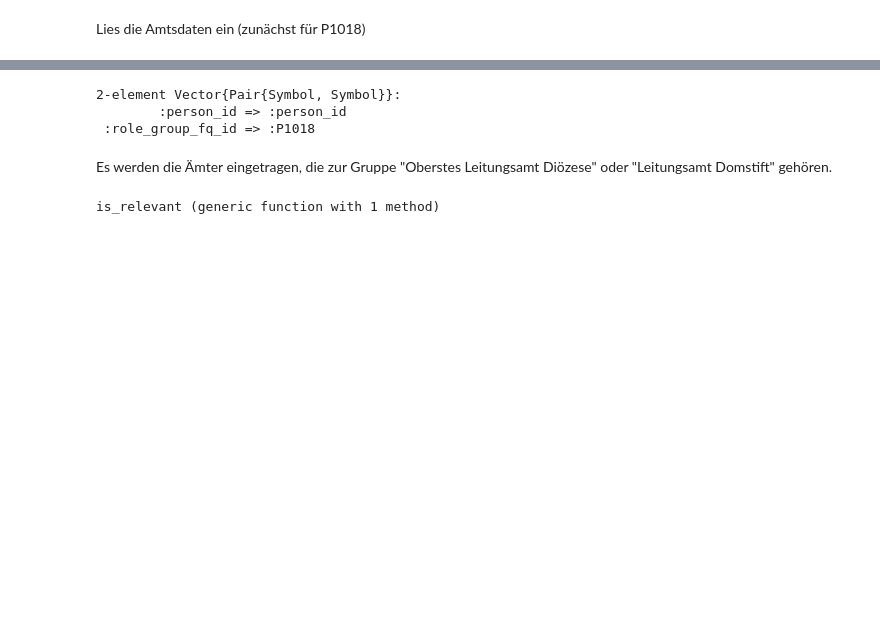
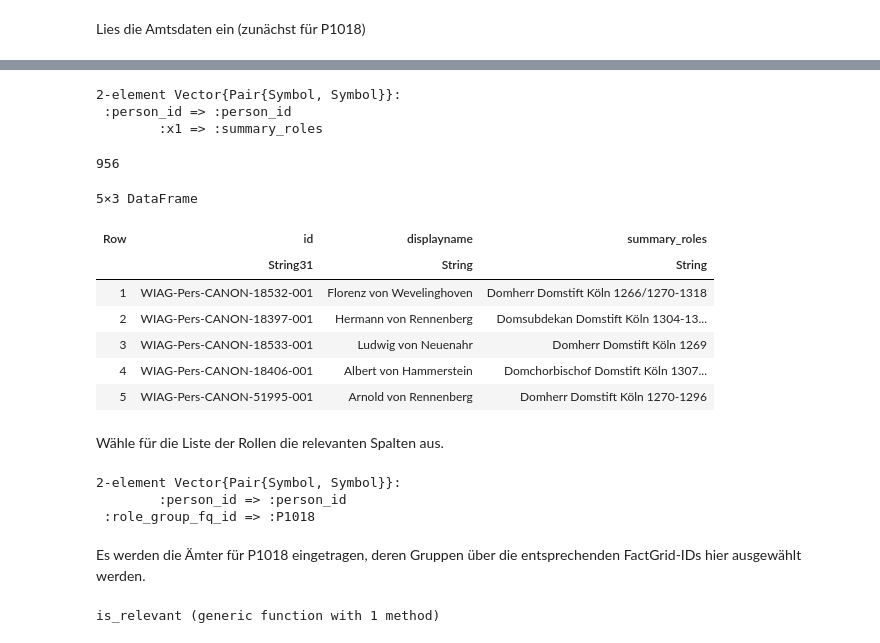
Before and after one commit to WIAG-ADW-GOE/WIAGweb2, a Jupyter notebook: aux/Csv2FactGrid-create.ipynb, the cells around one changed output, grey strips where cells are left out. Saved outputs shown, nothing was run; the diff lists cells and outputs as text; code cells hidden in the pictures; blank space fills up the shorter version.

```diff
--- a/aux/Csv2FactGrid-create.ipynb
+++ b/aux/Csv2FactGrid-create.ipynb
@@ -81,3 +180,30 @@ names(df_role_all)
+# %%
+columns = [
+    :person_id => :person_id,
+    :x1 => :summary_roles,
+]
+# %% [output]
+2-element Vector{Pair{Symbol, Symbol}}:
+ :person_id => :person_id
+        :x1 => :summary_roles
+# %%
+df_person = innerjoin(df_person_in, select(df_role_description, columns), on = :id => :person_id);
+nrow(df_person)
+# %% [output]
+956
+# %%
+df_person[200:204, [:id, :displayname, :summary_roles]]
+# %% [output]
+5×3 DataFrame
+| Row | id | displayname | summary_roles |
+|  | String31 | String | String |
+| 1 | WIAG-Pers-CANON-18532-001 | Florenz von Wevelinghoven | Domherr Domstift Köln 1266/1270-1318 |
+| 2 | WIAG-Pers-CANON-18397-001 | Hermann von Rennenberg | Domsubdekan Domstift Köln 1304-13... |
+| 3 | WIAG-Pers-CANON-18533-001 | Ludwig von Neuenahr | Domherr Domstift Köln 1269 |
+| 4 | WIAG-Pers-CANON-18406-001 | Albert von Hammerstein | Domchorbischof Domstift Köln 1307... |
+| 5 | WIAG-Pers-CANON-51995-001 | Arnold von Rennenberg | Domherr Domstift Köln 1270-1296 |
+# %% [markdown]
+Wähle für die Liste der Rollen die relevanten Spalten aus.
 # %%
 columns = [
     :person_id => :person_id,
@@ -89,5 +215,5 @@ columns = [
  :role_group_fq_id => :P1018
 # %%
 df_role = select(df_role_all, columns);
-# %% [markdown]
-Es werden die Ämter eingetragen, die zur Gruppe "Oberstes Leitungsamt Diözese" oder "Leitungsamt Domstift" gehören.
+# %% [markdown]
+Es werden die Ämter für P1018 eingetragen, deren Gruppen über die entsprechenden FactGrid-IDs hier ausgewählt werden.
```
Also changed, not shown: parts of 29 cells of this notebook, 2 other files.
